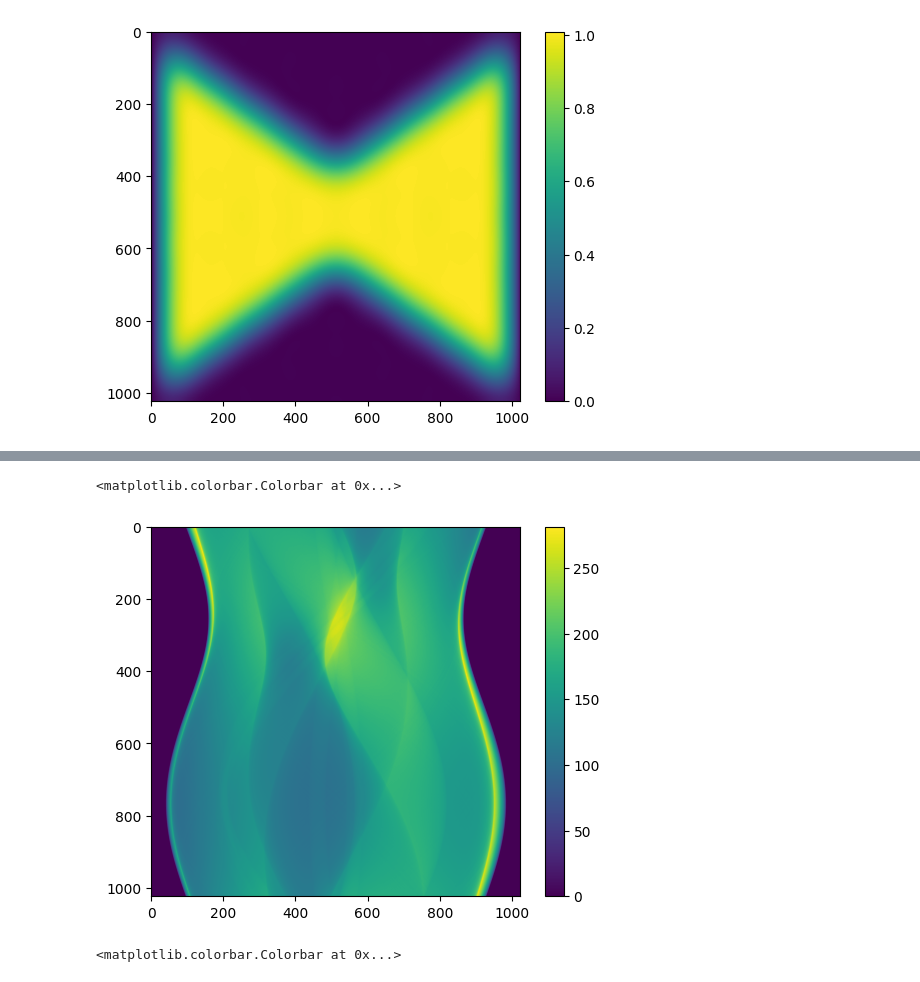
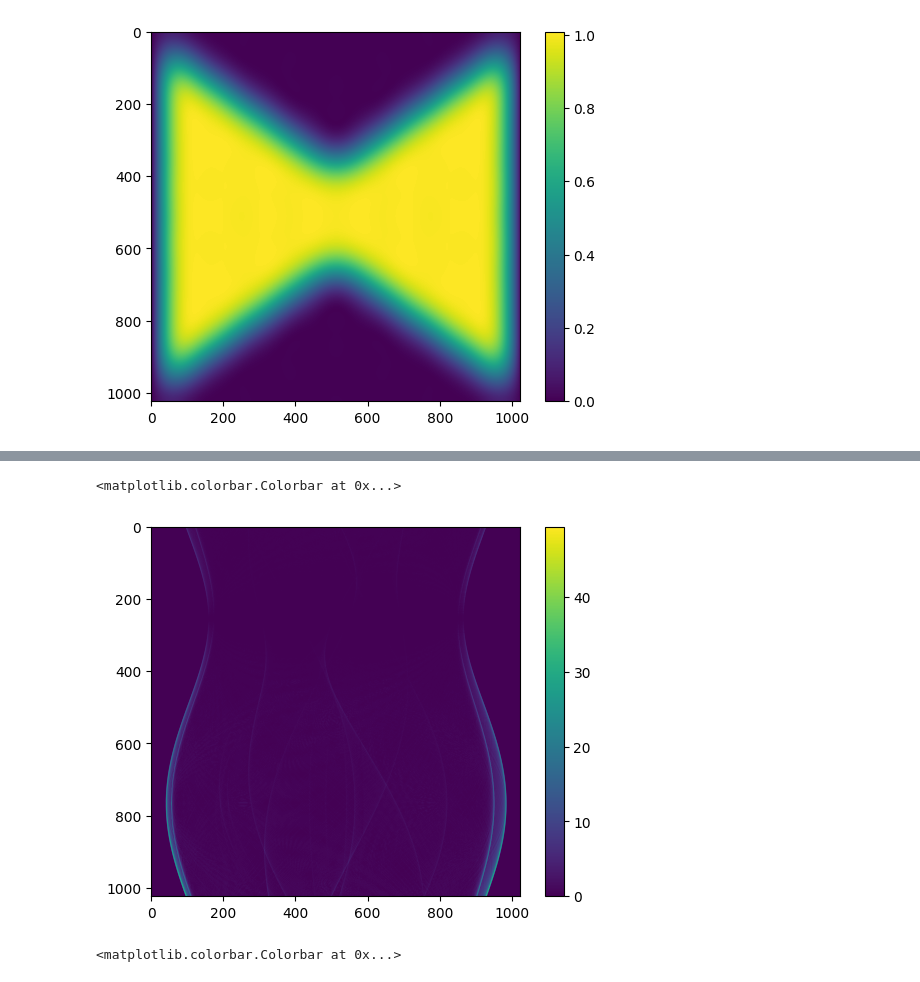
Before and after one commit to Loris0/ppfft, a Jupyter notebook: notebooks/resample_sinogram.ipynb, the cells around one changed output, grey strips where cells are left out. Drawn from its saved outputs; the diff is of its cells as text; code cells hidden in the pictures.

```diff
--- a/notebooks/resample_sinogram.ipynb
+++ b/notebooks/resample_sinogram.ipynb
@@ -123,0 +132,2 @@ sinogram = proj.projection(im)
+# %%
+sk_sinogram = radon(im, thetas * 180 / np.pi, True)
@@ -124,9 +139,9 @@ sinogram = proj.projection(im)
 # %%
-plt.imshow(sinogram)
+plt.imshow(np.abs(sk_sinogram.T - sinogram))
 plt.colorbar()
 # %% [output]
 <matplotlib.colorbar.Colorbar at 0x...>
-[figure, old version]
+[figure, new version]
 # %%
 b = compute_b(sinogram, h_window, 1e-3)
 # %%
```
Also changed, not shown: parts of 3 cells of this notebook, 6 other files.
